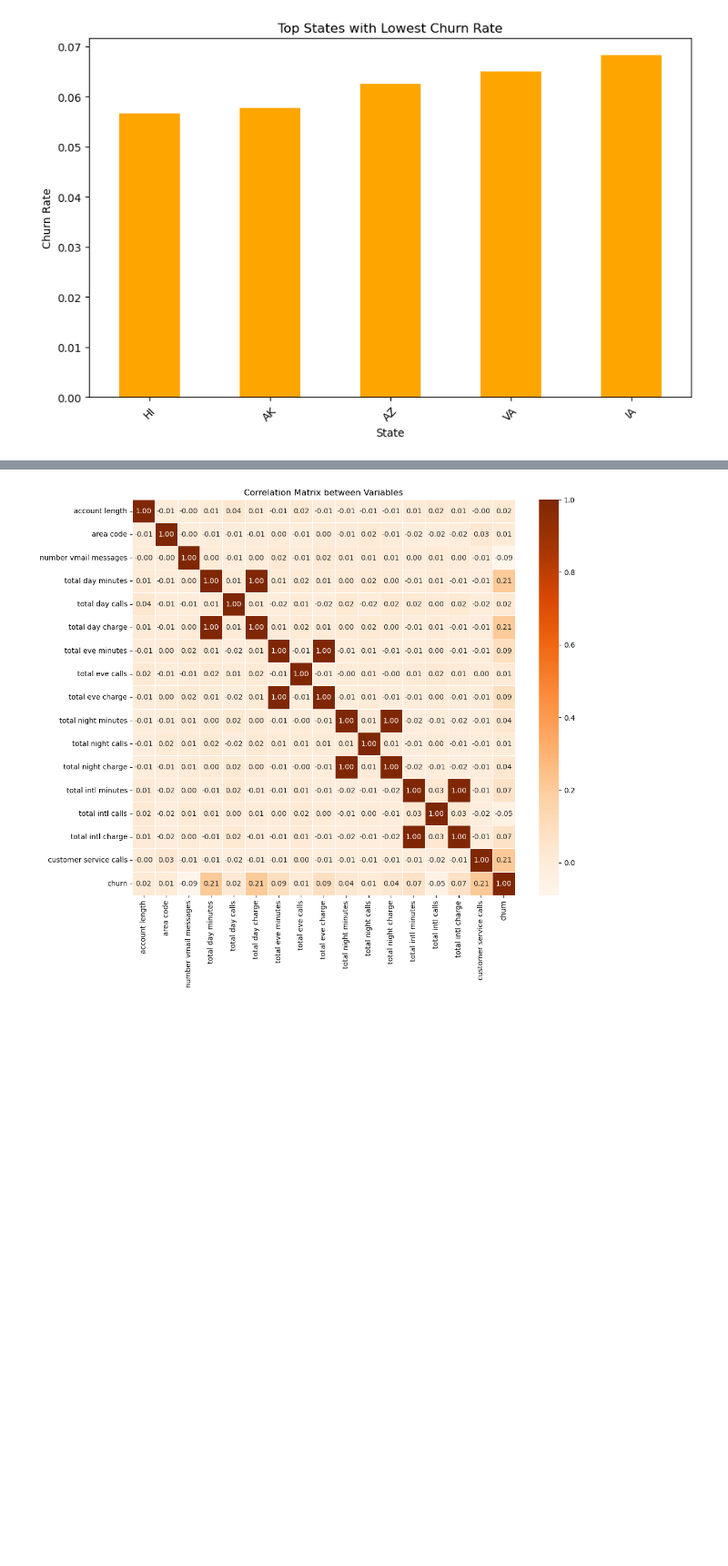
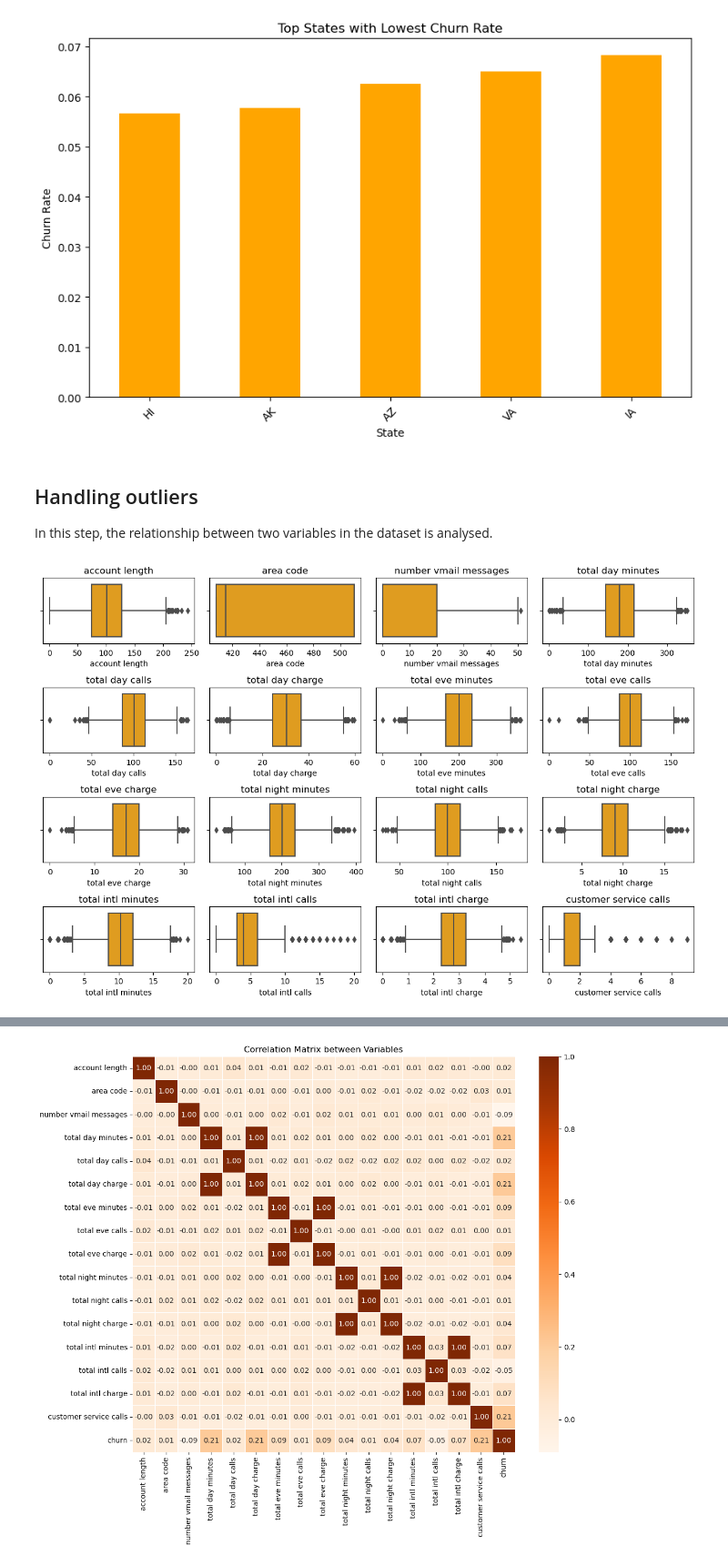
Before and after one commit to Nzuuko/Phase-3-Project, a Jupyter notebook: notebook.ipynb, the cells around one changed output, grey strips where cells are left out. Shown at 91% size. Cells and saved outputs as stored; diff of their text form; code cells hidden in the pictures; blank space fills up the shorter version.

```diff
--- a/notebook.ipynb
+++ b/notebook.ipynb
@@ -308,28 +310,3 @@ From the above, the churn rates vary in the different area codes, voice mail pla
 1. Area code 415 has a relatively high churn rate compared to area codes 408 and 510. It should also be noted that area code 415 has a larger customer base compared to the others.
 2. Customers without a voice mail plan have a higher churn rate than those without.
 3. Customers with an international plan have a higher churn rate than those without.
-# %%
-categoric_cols = ['international_plan','voice_mail_plan']
-
-fig, axes = plt.subplots(nrows=1, ncols=len(categoric_cols), figsize=(15, 6))
-
-for i, col in enumerate(categoric_cols):
-    ax = sns.countplot(x=col, hue="churn", data=df, order=df[col].value_counts().iloc[0:15].index, ax=axes[i])
-    axes[i].set_xticklabels(axes[i].get_xticklabels(), rotation=90)
-    handles, labels = axes[i].get_legend_handles_labels()
-    axes[i].legend(handles, ['No Churn', 'Churn'], loc="upper right")
-
-    # Calculate the total number of observations within each group
-    totals = df.groupby(col)["churn"].count().values
-
-    # Iterate over the rectangles in the plot
-    for j, p in enumerate(ax.patches):
-        # Calculate the percentage of observations in each group
-        percentage = '{:.1f}%'.format(100 * p.get_height()/totals[j % 2])
-        # Add text annotations with the calculated percentages
-        x = p.get_x() + p.get_width() / 2 - 0.05
-        y = p.get_y() + p.get_height()
-        ax.annotate(percentage, (x, y), size=12)
-
-plt.tight_layout()
-plt.show()
@@ -375,3 +350,29 @@ plt.xticks(rotation=45)
 plt.show()
 # %% [output]
 [figure]
+# %% [markdown]
+## Handling outliers
+
+In this step, the relationship between two variables in the dataset is analysed.
+# %%
+# Visualizing summary statistics with box plots for numerical columns (colored orange)
+
+# Retrieve numerical columns for visualization
+numeric_cols = df.select_dtypes(include='number').columns.tolist()
+
+# Set the figure size
+plt.figure(figsize=(12, 8))
+
+# Create box plots for each numerical column with orange color
+for i, col in enumerate(numeric_cols):
+    plt.subplot(4, 4, i+1)
+    sns.boxplot(x=df[col], color='orange')
+    plt.title(col)
+
+# Adjust subplot spacing
+plt.tight_layout()
+
+# Display the plot
+plt.show()
+# %% [output]
+[figure, added]
```
Also changed, not shown: parts of 53 cells of this notebook.
